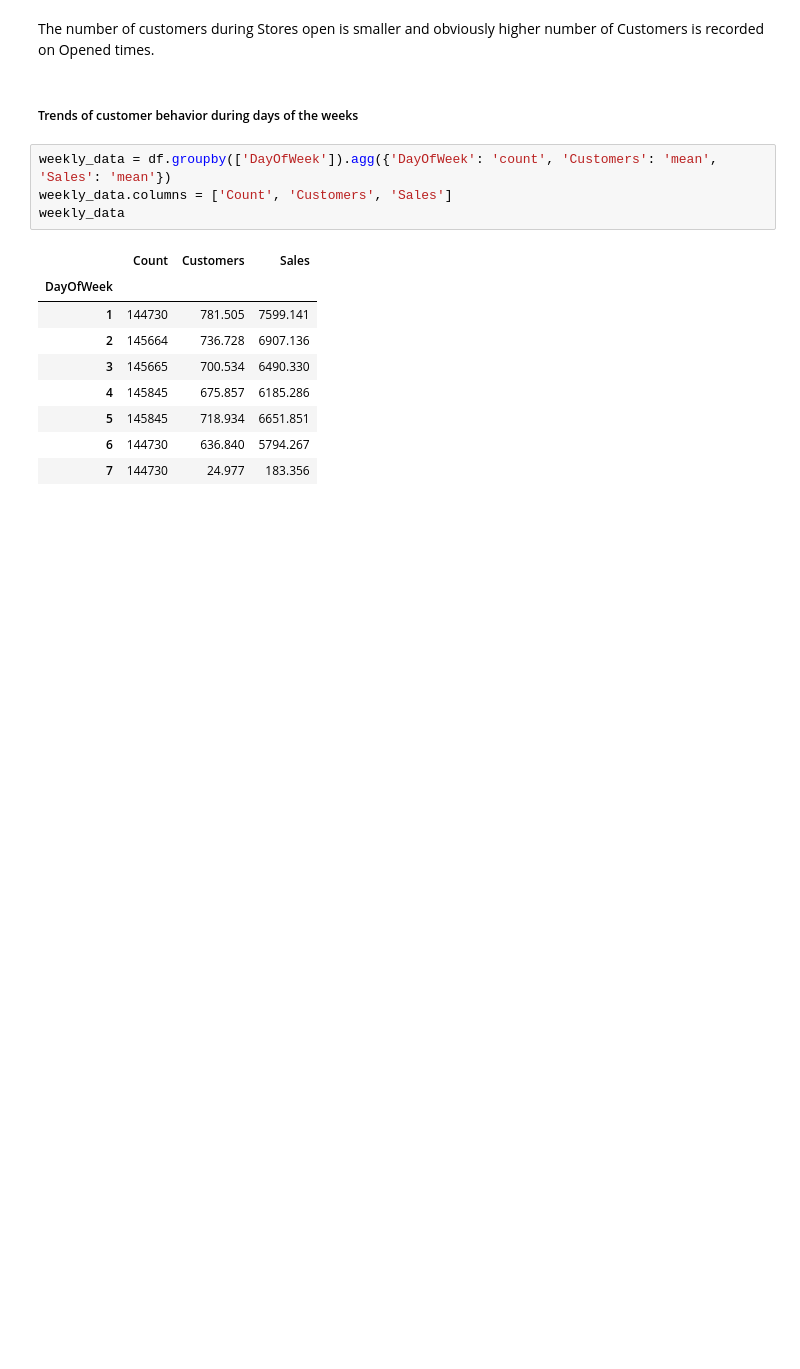
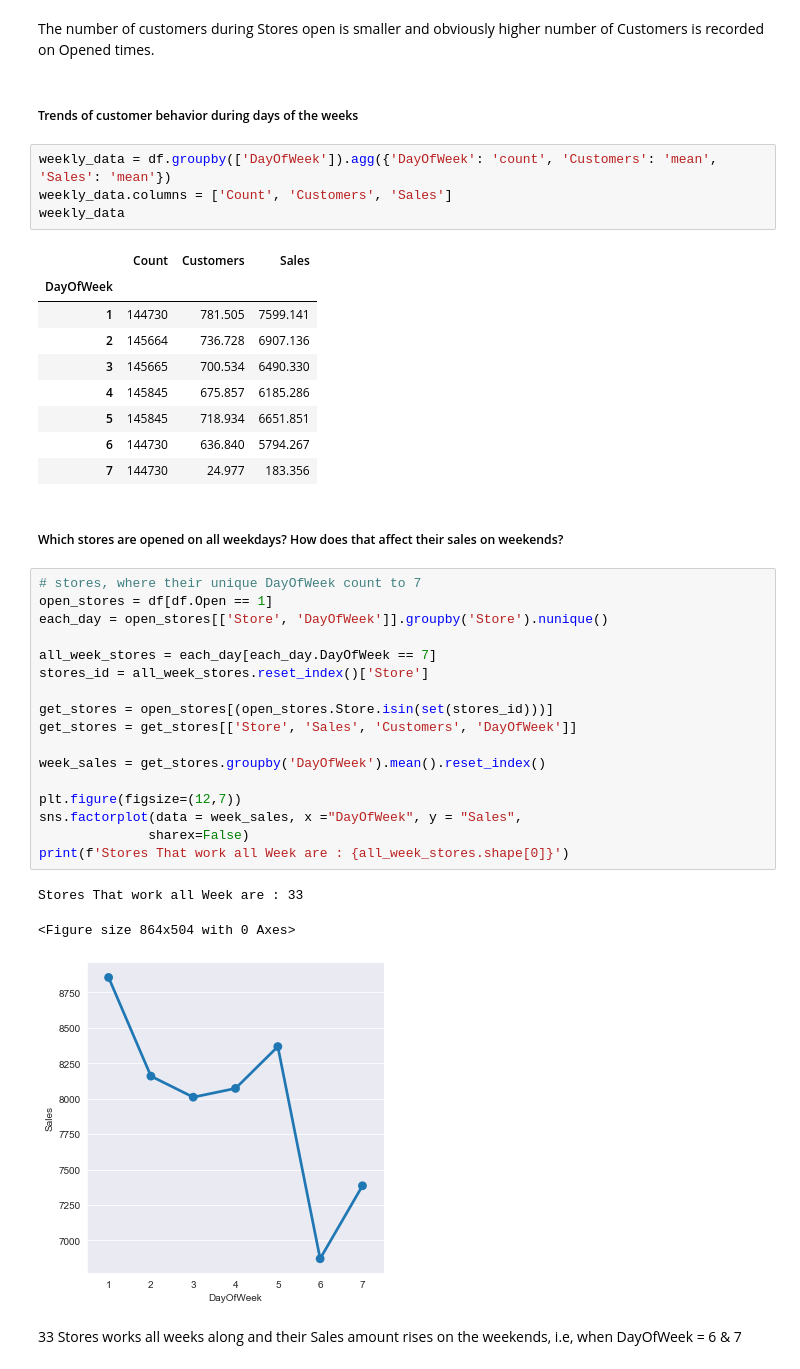
Before and after one commit to bkget/Pharmaceutical-Sales-Prediction, a Jupyter notebook: notebooks/2.EDA.ipynb, the cells around one changed output. Cells and saved outputs as stored; diff of their text form; blank space fills up the shorter version.

Commit message:
Stores opened all weekdays along

```diff
--- a/notebooks/2.EDA.ipynb
+++ b/notebooks/2.EDA.ipynb
@@ -476,3 +476,28 @@ weekly_data
 | 5 | 145845 | 718.934 | 6651.851 |
 | 6 | 144730 | 636.840 | 5794.267 |
 | 7 | 144730 | 24.977 | 183.356 |
+# %% [markdown]
+##### Which stores are opened on all weekdays? How does that affect their sales on weekends?
+# %%
+# stores, where their unique DayOfWeek count to 7
+open_stores = df[df.Open == 1]
+each_day = open_stores[['Store', 'DayOfWeek']].groupby('Store').nunique()
+
+all_week_stores = each_day[each_day.DayOfWeek == 7]
+stores_id = all_week_stores.reset_index()['Store']
+
+get_stores = open_stores[(open_stores.Store.isin(set(stores_id)))]
+get_stores = get_stores[['Store', 'Sales', 'Customers', 'DayOfWeek']]
+
+week_sales = get_stores.groupby('DayOfWeek').mean().reset_index()
+
+plt.figure(figsize=(12,7))
+sns.factorplot(data = week_sales, x ="DayOfWeek", y = "Sales",
+              sharex=False)
+print(f'Stores That work all Week are : {all_week_stores.shape[0]}')
+# %% [output]
+Stores That work all Week are : 33
+<Figure size 864x504 with 0 Axes>
+[figure, added]
+# %% [markdown]
+33 Stores works all weeks along and their Sales amount rises on the weekends, i.e, when DayOfWeek = 6 & 7
```
